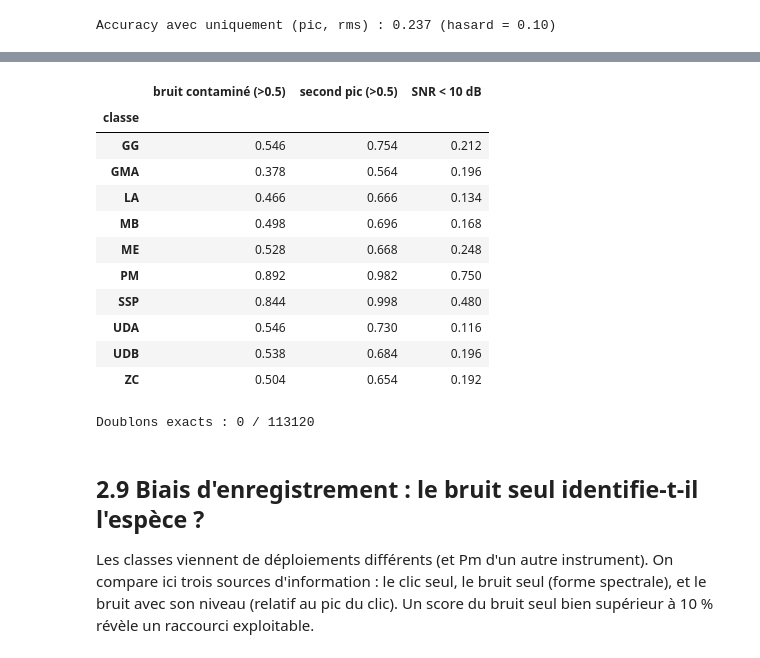
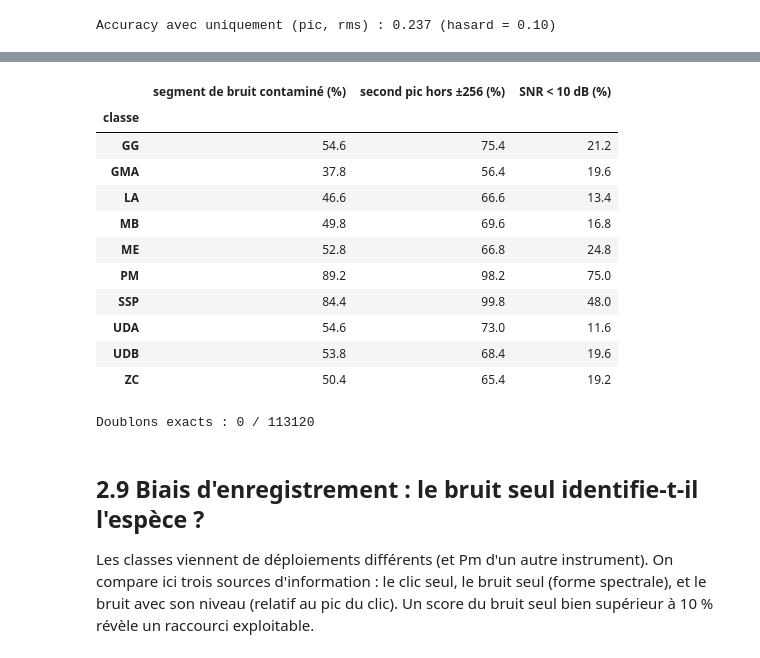
Before and after one commit to tomvllmg/hello-world, a Jupyter notebook: analyse_donnees_DOCC10.ipynb, the cells around one changed output, grey strips where cells are left out. Cells and saved outputs as stored; diff of their text form; code cells hidden in the pictures.

```diff
--- a/analyse_donnees_DOCC10.ipynb
+++ b/analyse_donnees_DOCC10.ipynb
@@ -499,37 +515,33 @@ Ces vérifications valident les analyses précédentes : le segment de bruit doi
 # %%
-# 1) Segment de bruit contaminé par un clic ?
 start = np.where(pos_sub > L // 2, 0, L - 512)
 env_far = np.take_along_axis(env_sub, start[:, None] + np.arange(512)[None, :], axis=1).max(1)
 ratio_far = env_far / peak_env
-
-# 2) Second pic d'enveloppe hors de la zone du clic principal
 mask = np.abs(ar[None, :] - pos_sub[:, None]) > HALF
 ratio_second = np.where(mask, env_sub, 0).max(1) / peak_env
 
 q = pd.DataFrame({'classe': [lab[e] for e in y_sub],
-                  'bruit contaminé (>0.5)': ratio_far > 0.5,
-                  'second pic (>0.5)': ratio_second > 0.5,
-                  'SNR < 10 dB': snr_db < 10})
-display(q.groupby('classe').mean().round(3))
+                  'segment de bruit contaminé (%)': ratio_far > 0.5,
+                  'second pic hors ±256 (%)': ratio_second > 0.5,
+                  'SNR < 10 dB (%)': snr_db < 10})
+display((q.groupby('classe').mean() * 100).round(1))
 
-# 3) Doublons exacts dans le train (hash d'un segment de 512 échantillons)
 h = pd.Series([hash(X_train[i, 2000:2512].tobytes()) for i in range(len(X_train))])
 dup = h.duplicated(keep=False)
 print("Doublons exacts :", int(dup.sum()), "/", len(h))
 if dup.any(): print(pd.Series(y_labels[dup.values]).map(lab).value_counts().to_string())
 # %% [output]
-|  | bruit contaminé (>0.5) | second pic (>0.5) | SNR < 10 dB |
+|  | segment de bruit contaminé (%) | second pic hors ±256 (%) | SNR < 10 dB (%) |
 | classe |  |  |  |
-| GG | 0.546 | 0.754 | 0.212 |
-| GMA | 0.378 | 0.564 | 0.196 |
-| LA | 0.466 | 0.666 | 0.134 |
-| MB | 0.498 | 0.696 | 0.168 |
-| ME | 0.528 | 0.668 | 0.248 |
-| PM | 0.892 | 0.982 | 0.750 |
-| SSP | 0.844 | 0.998 | 0.480 |
-| UDA | 0.546 | 0.730 | 0.116 |
-| UDB | 0.538 | 0.684 | 0.196 |
-| ZC | 0.504 | 0.654 | 0.192 |
+| GG | 54.6 | 75.4 | 21.2 |
+| GMA | 37.8 | 56.4 | 19.6 |
+| LA | 46.6 | 66.6 | 13.4 |
+| MB | 49.8 | 69.6 | 16.8 |
+| ME | 52.8 | 66.8 | 24.8 |
+| PM | 89.2 | 98.2 | 75.0 |
+| SSP | 84.4 | 99.8 | 48.0 |
+| UDA | 54.6 | 73.0 | 11.6 |
+| UDB | 53.8 | 68.4 | 19.6 |
+| ZC | 50.4 | 65.4 | 19.2 |
 Doublons exacts : 0 / 113120
 # %% [markdown]
 ## 2.9 Biais d'enregistrement : le bruit seul identifie-t-il l'espèce ?
```
Also changed, not shown: parts of 9 cells of this notebook.
